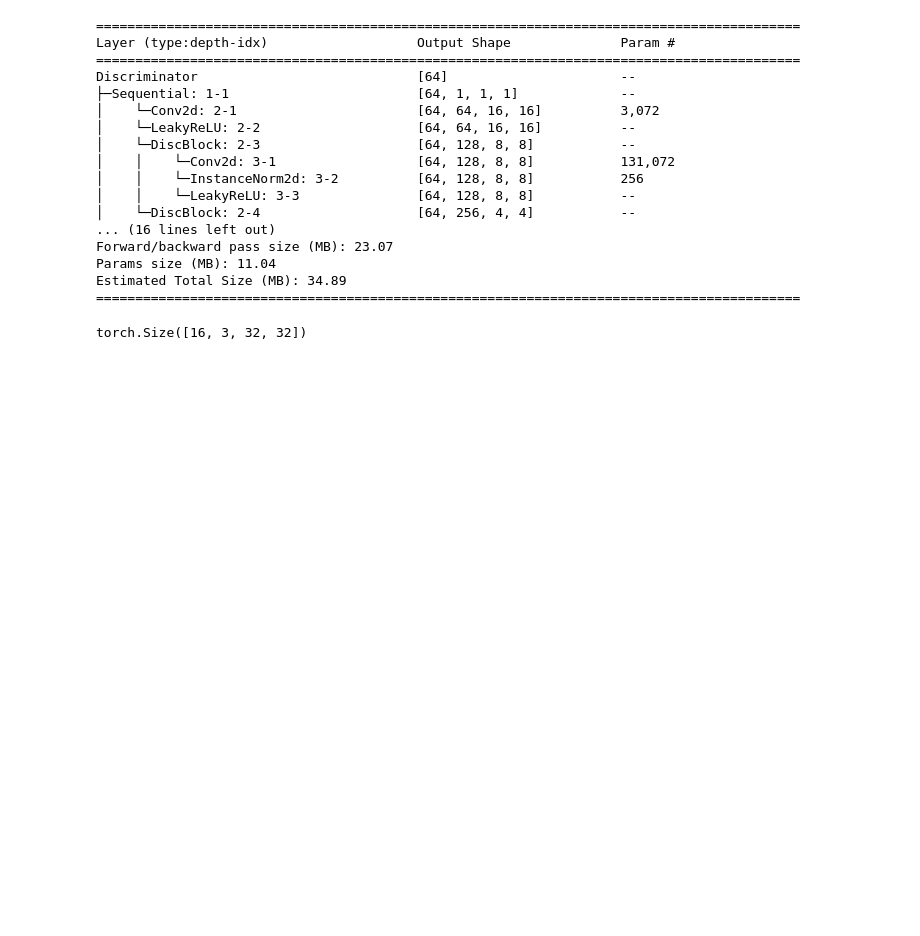
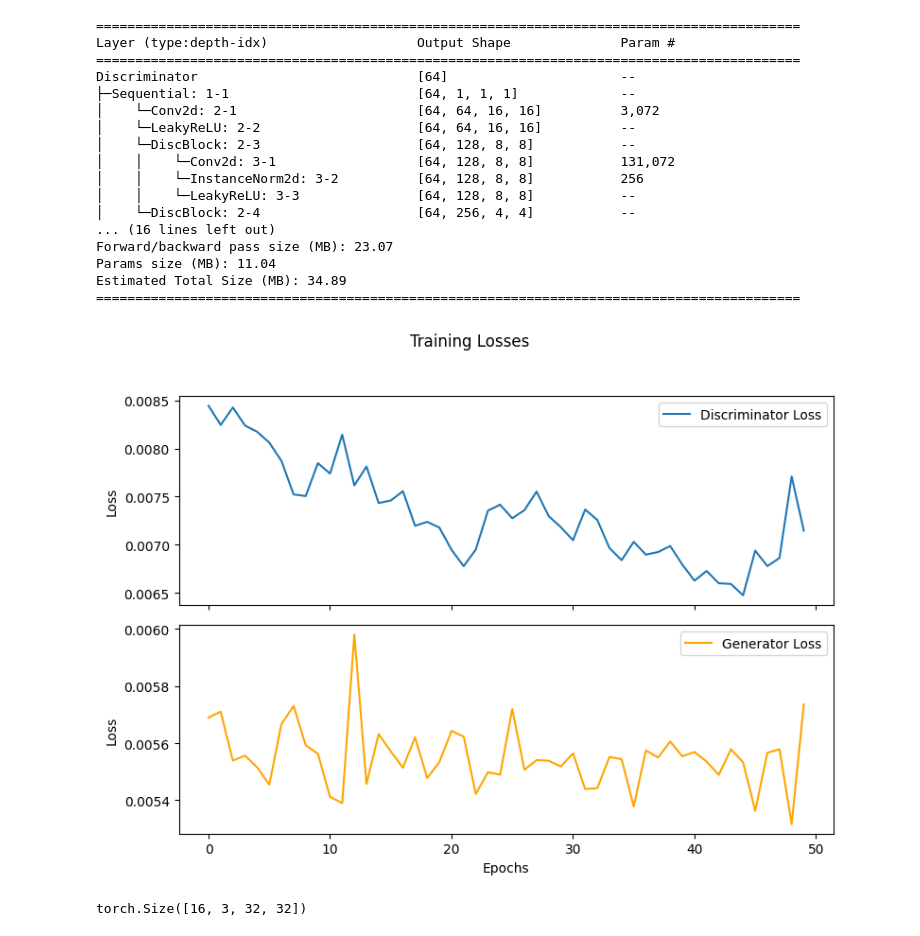
Before and after one commit to maegonz/Quantum-GAN, a Jupyter notebook: main.ipynb, the cells around one changed output. Saved outputs shown, nothing was run; the diff lists cells and outputs as text; code cells hidden in the pictures; blank space fills up the shorter version.

```diff
--- a/main.ipynb
+++ b/main.ipynb
@@ -95,15 +97,32 @@ criterion = nn.BCEWithLogitsLoss()
 optimizerG = torch.optim.Adam(generator.parameters(), lr=2e-4, betas=(0.5, 0.999))
 optimizerD = torch.optim.Adam(discriminator.parameters(), lr=5e-5, betas=(0.5, 0.999))  # if it breaks try 5e-5
 
-training(
+d_losses, g_losses = training(
     generator=generator,
     discriminator=discriminator,
     train_loader=train_loader,
-    epochs=70,
+    epochs=50,
     optimizerG=optimizerG,
     optimizerD=optimizerD,
     criterion=criterion,
     device=device,
     use_amp=True
 )
+# %%
+fig, axes = plt.subplots(2, 1, figsize=(8, 6), sharex=True)
+fig.suptitle('Training Losses')
+
+axes[0].plot(d_losses, label='Discriminator Loss')
+axes[0].set_ylabel('Loss')
+axes[0].legend()
+
+axes[1].plot(g_losses, label='Generator Loss', color='orange')
+axes[1].set_xlabel('Epochs')
+axes[1].set_ylabel('Loss')
+axes[1].legend()
+
+plt.tight_layout(rect=[0, 0, 1, 0.95])
+plt.show()
+# %% [output]
+[figure, added]
 # %%
```
Also changed, not shown: parts of 2 cells of this notebook, 1 other file.
